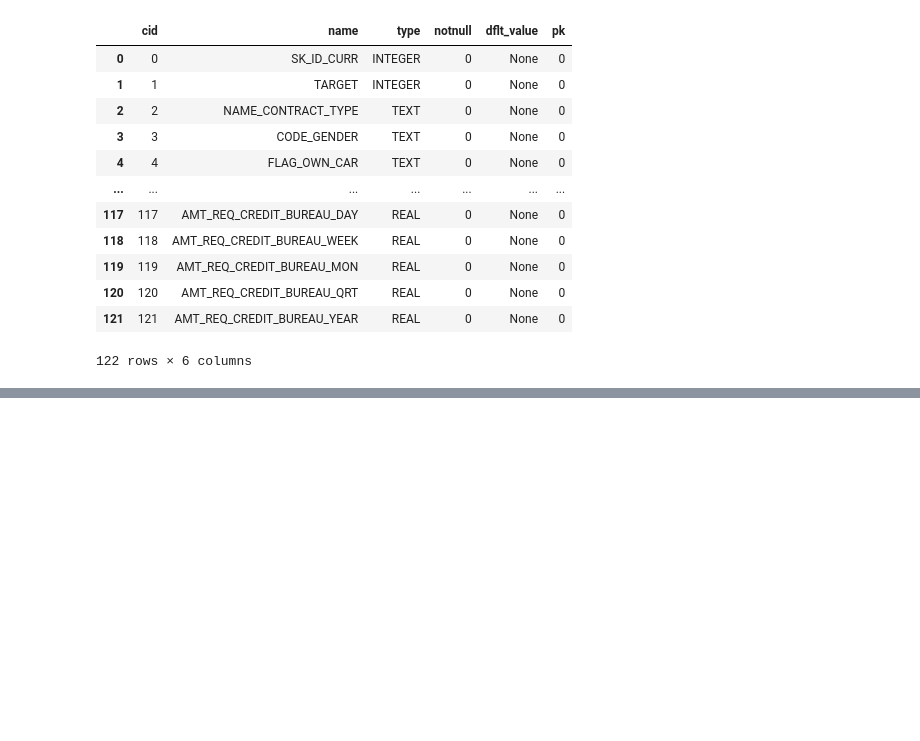
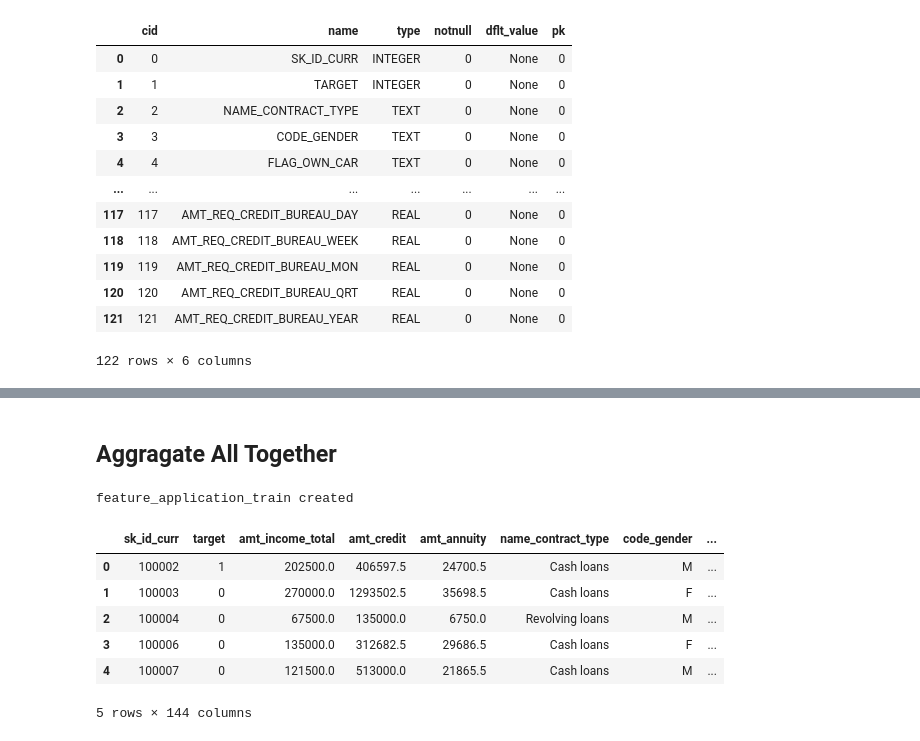
Before and after one commit to Fulankeee/Credit-Risk-Early-Warning-Project, a Jupyter notebook: notebooks/01_eda.ipynb, the cells around one changed output, grey strips where cells are left out. Saved outputs shown, nothing was run; the diff lists cells and outputs as text; code cells hidden in the pictures; blank space fills up the shorter version.

```diff
--- a/notebooks/01_eda.ipynb
+++ b/notebooks/01_eda.ipynb
@@ -231,0 +481,39 @@ conn.commit()
+# %% [markdown]
+## Aggragate All Together
+# %%
+# Clean table
+cur = conn.cursor()
+cur.execute("DROP TABLE IF EXISTS feature_application_train;")
+conn.commit()
+cur.execute("""
+CREATE TABLE feature_application_train AS
+SELECT
+    a.*,
+    b.*,
+    p.*
+
+FROM stg_application_train a
+LEFT JOIN agg_bureau b
+    ON a.sk_id_curr = b.sk_id_curr
+LEFT JOIN agg_previous_application p
+    ON a.sk_id_curr = p.sk_id_curr;
+""")
+
+conn.commit()
+
+print("feature_application_train created")
+
+pd.read_sql("""
+SELECT *
+FROM feature_application_train
+LIMIT 5;
+""", conn)
+# %% [output]
+feature_application_train created
+|  | sk_id_curr | target | amt_income_total | amt_credit | amt_annuity | name_contract_type | code_gender | ... |
+| 0 | 100002 | 1 | 202500.0 | 406597.5 | 24700.5 | Cash loans | M | ... |
+| 1 | 100003 | 0 | 270000.0 | 1293502.5 | 35698.5 | Cash loans | F | ... |
+| 2 | 100004 | 0 | 67500.0 | 135000.0 | 6750.0 | Revolving loans | M | ... |
+| 3 | 100006 | 0 | 135000.0 | 312682.5 | 29686.5 | Cash loans | F | ... |
+| 4 | 100007 | 0 | 121500.0 | 513000.0 | 21865.5 | Cash loans | M | ... |
+5 rows × 144 columns
```
Also changed, not shown: parts of 15 cells of this notebook.
